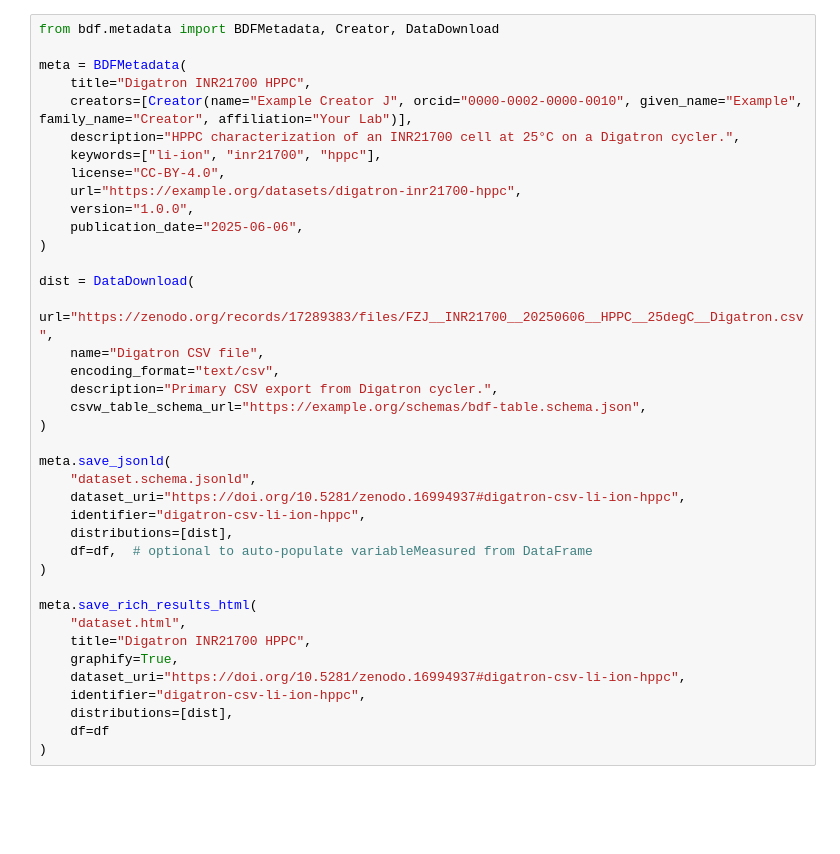
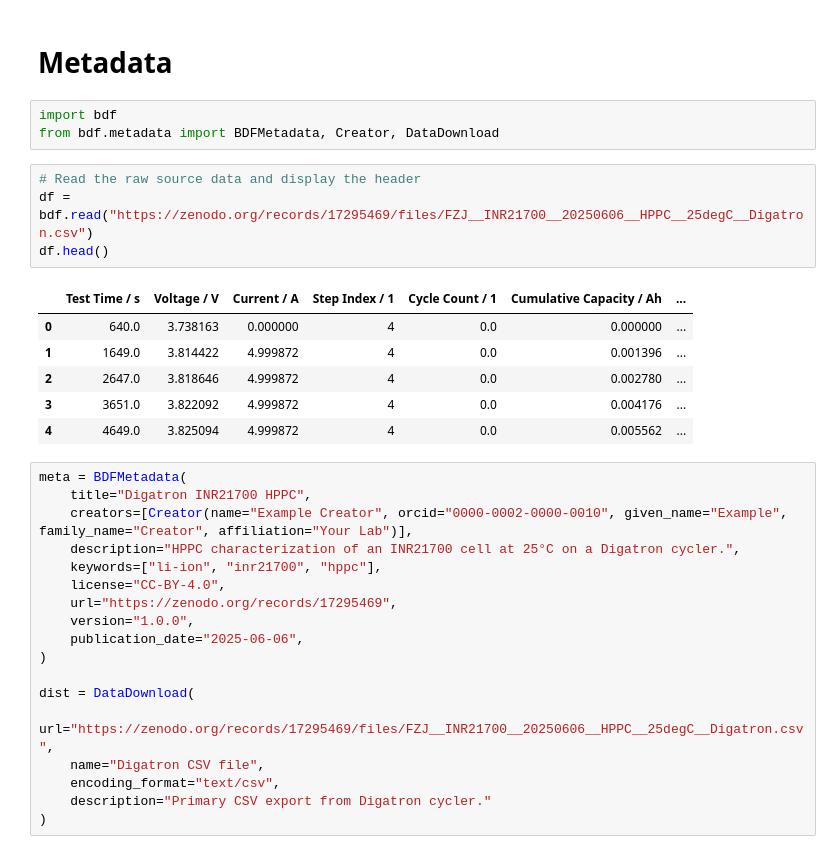
Before and after one commit to battery-data-alliance/battery-data-format, a Jupyter notebook: examples/metadata.ipynb, the cells around one changed output. Saved outputs shown, nothing was run; the diff lists cells and outputs as text; blank space fills up the shorter version.

Commit message:
create example notebooks

```diff
--- a/examples/metadata.ipynb
+++ b/examples/metadata.ipynb
@@ -1,39 +1,34 @@
+# %% [markdown]
+# Metadata
+# %%
+import bdf
+from bdf.metadata import BDFMetadata, Creator, DataDownload
+# %%
+# Read the raw source data and display the header
+df = bdf.read("https://zenodo.org/records/17295469/files/FZJ__INR21700__20250606__HPPC__25degC__Digatron.csv")
+df.head()
+# %% [output]
+|  | Test Time / s | Voltage / V | Current / A | Step Index / 1 | Cycle Count / 1 | Cumulative Capacity / Ah | ... |
+| 0 | 640.0 | 3.738163 | 0.000000 | 4 | 0.0 | 0.000000 | ... |
+| 1 | 1649.0 | 3.814422 | 4.999872 | 4 | 0.0 | 0.001396 | ... |
+| 2 | 2647.0 | 3.818646 | 4.999872 | 4 | 0.0 | 0.002780 | ... |
+| 3 | 3651.0 | 3.822092 | 4.999872 | 4 | 0.0 | 0.004176 | ... |
+| 4 | 4649.0 | 3.825094 | 4.999872 | 4 | 0.0 | 0.005562 | ... |
 # %%
-from bdf.metadata import BDFMetadata, Creator, DataDownload
-
 meta = BDFMetadata(
     title="Digatron INR21700 HPPC",
-    creators=[Creator(name="Example Creator J", orcid="0000-0002-0000-0010", given_name="Example", family_name="Creator", affiliation="Your Lab")],
+    creators=[Creator(name="Example Creator", orcid="0000-0002-0000-0010", given_name="Example", family_name="Creator", affiliation="Your Lab")],
     description="HPPC characterization of an INR21700 cell at 25°C on a Digatron cycler.",
     keywords=["li-ion", "inr21700", "hppc"],
     license="CC-BY-4.0",
-    url="https://example.org/datasets/digatron-inr21700-hppc",
+    url="https://zenodo.org/records/17295469",
     version="1.0.0",
     publication_date="2025-06-06",
 )
 
 dist = DataDownload(
-    url="https://zenodo.org/records/17289383/files/FZJ__INR21700__20250606__HPPC__25degC__Digatron.csv",
+    url="https://zenodo.org/records/17295469/files/FZJ__INR21700__20250606__HPPC__25degC__Digatron.csv",
     name="Digatron CSV file",
     encoding_format="text/csv",
-    description="Primary CSV export from Digatron cycler.",
-    csvw_table_schema_url="https://example.org/schemas/bdf-table.schema.json",
+    description="Primary CSV export from Digatron cycler."
 )
-
-meta.save_jsonld(
-    "dataset.schema.jsonld",
-    dataset_uri="https://doi.org/10.5281/zenodo.16994937#digatron-csv-li-ion-hppc",
-    identifier="digatron-csv-li-ion-hppc",
-    distributions=[dist],
-    df=df,  # optional to auto-populate variableMeasured from DataFrame
-)
-
-meta.save_rich_results_html(
-    "dataset.html",
-    title="Digatron INR21700 HPPC",
-    graphify=True,
-    dataset_uri="https://doi.org/10.5281/zenodo.16994937#digatron-csv-li-ion-hppc",
-    identifier="digatron-csv-li-ion-hppc",
-    distributions=[dist],
-    df=df
-)
```
Also changed, not shown: parts of 2 cells of this notebook, 21 other files.
